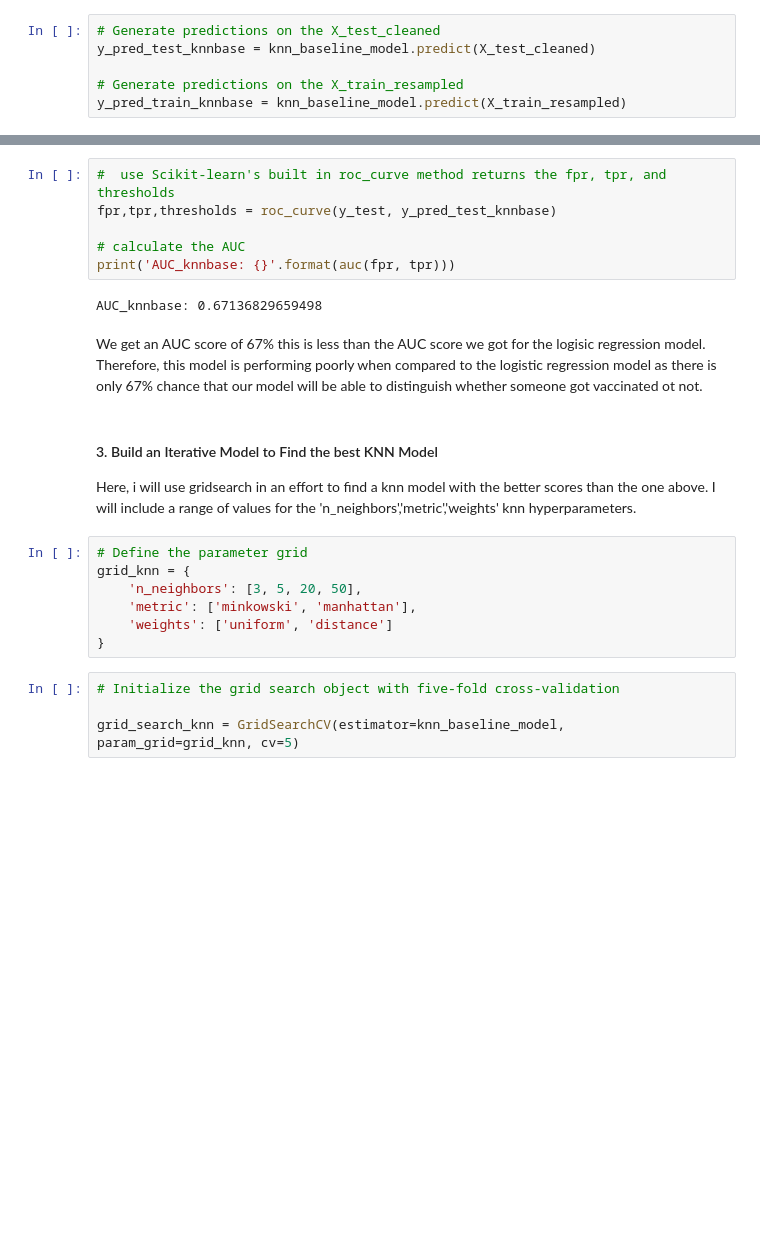
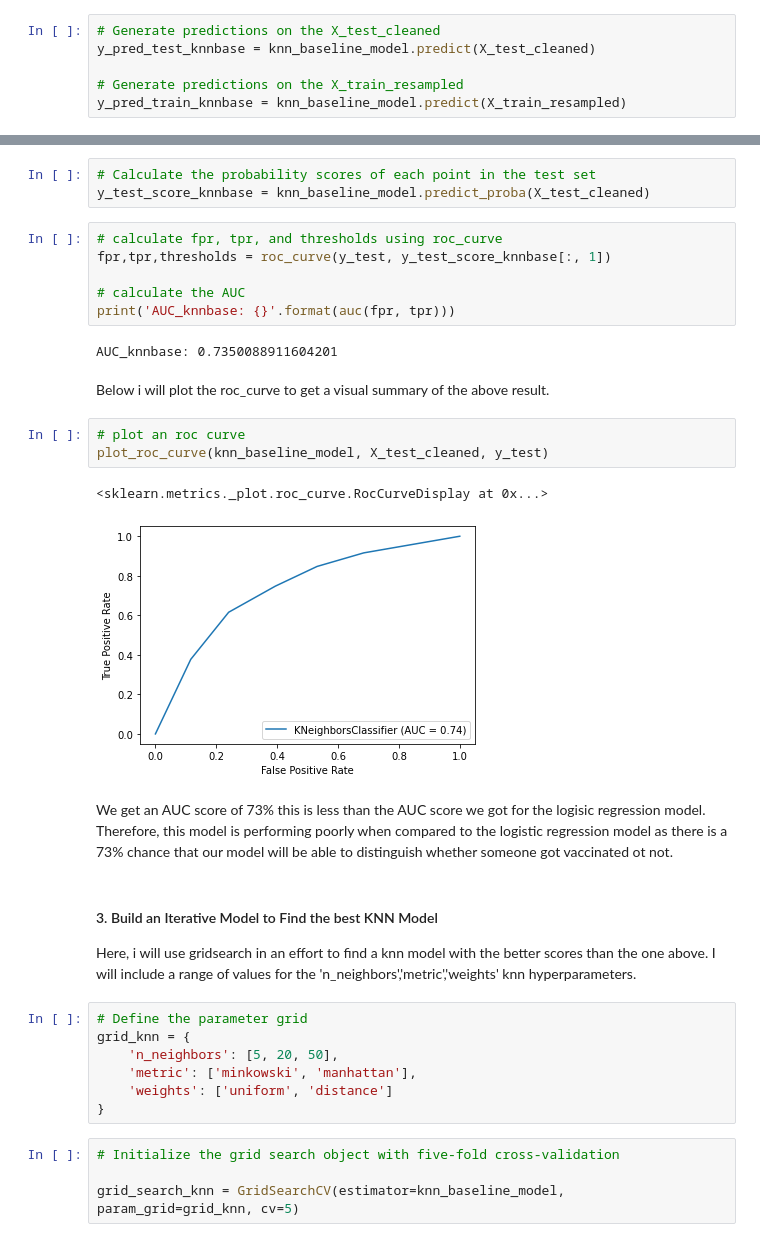
Before and after one commit to mainaroseline/H1N1-Vaccination-Rate-Analysis, a Jupyter notebook: project.ipynb, the cells around one changed output, grey strips where cells are left out. Cells and saved outputs as stored; diff of their text form; blank space fills up the shorter version.

```diff
--- a/project.ipynb
+++ b/project.ipynb
@@ -984,13 +1000,24 @@ Based on the outpurt, its clear that our model is overfitting on the train datas
+# %%
+# Calculate the probability scores of each point in the test set
+y_test_score_knnbase = knn_baseline_model.predict_proba(X_test_cleaned)
 # %%
-#  use Scikit-learn's built in roc_curve method returns the fpr, tpr, and thresholds
-fpr,tpr,thresholds = roc_curve(y_test, y_pred_test_knnbase)
+# calculate fpr, tpr, and thresholds using roc_curve
+fpr,tpr,thresholds = roc_curve(y_test, y_test_score_knnbase[:, 1])
 
 # calculate the AUC
 print('AUC_knnbase: {}'.format(auc(fpr, tpr)))
 # %% [output]
-AUC_knnbase: 0.67136829659498
+AUC_knnbase: 0.7350088911604201
+# %% [markdown]
+Below i will plot the roc_curve to get a visual summary of the above result.
+# %%
+# plot an roc curve
+plot_roc_curve(knn_baseline_model, X_test_cleaned, y_test)
+# %% [output]
+<sklearn.metrics._plot.roc_curve.RocCurveDisplay at 0x...>
+[figure, added]
 # %% [markdown]
-We get an AUC score of 67% this is less than the AUC score we got for the logisic regression model. Therefore, this model is performing poorly when compared to the logistic regression model as there is only 67% chance that our model will be able to distinguish whether someone got vaccinated ot not.
+We get an AUC score of 73% this is less than the AUC score we got for the logisic regression model. Therefore, this model is performing poorly when compared to the logistic regression model as there is a 73% chance that our model will be able to distinguish whether someone got vaccinated ot not.
 # %% [markdown]
 #### 3. Build an Iterative Model to Find the best KNN Model
 
@@ -998,7 +1025,7 @@ We get an AUC score of 67% this is less than the AUC score we got for the logisi
 # %%
 # Define the parameter grid
 grid_knn = {
-    'n_neighbors': [3, 5, 20, 50],
+    'n_neighbors': [5, 20, 50],
     'metric': ['minkowski', 'manhattan'],
     'weights': ['uniform', 'distance']
 }
```
Also changed, not shown: parts of 55 cells of this notebook.
